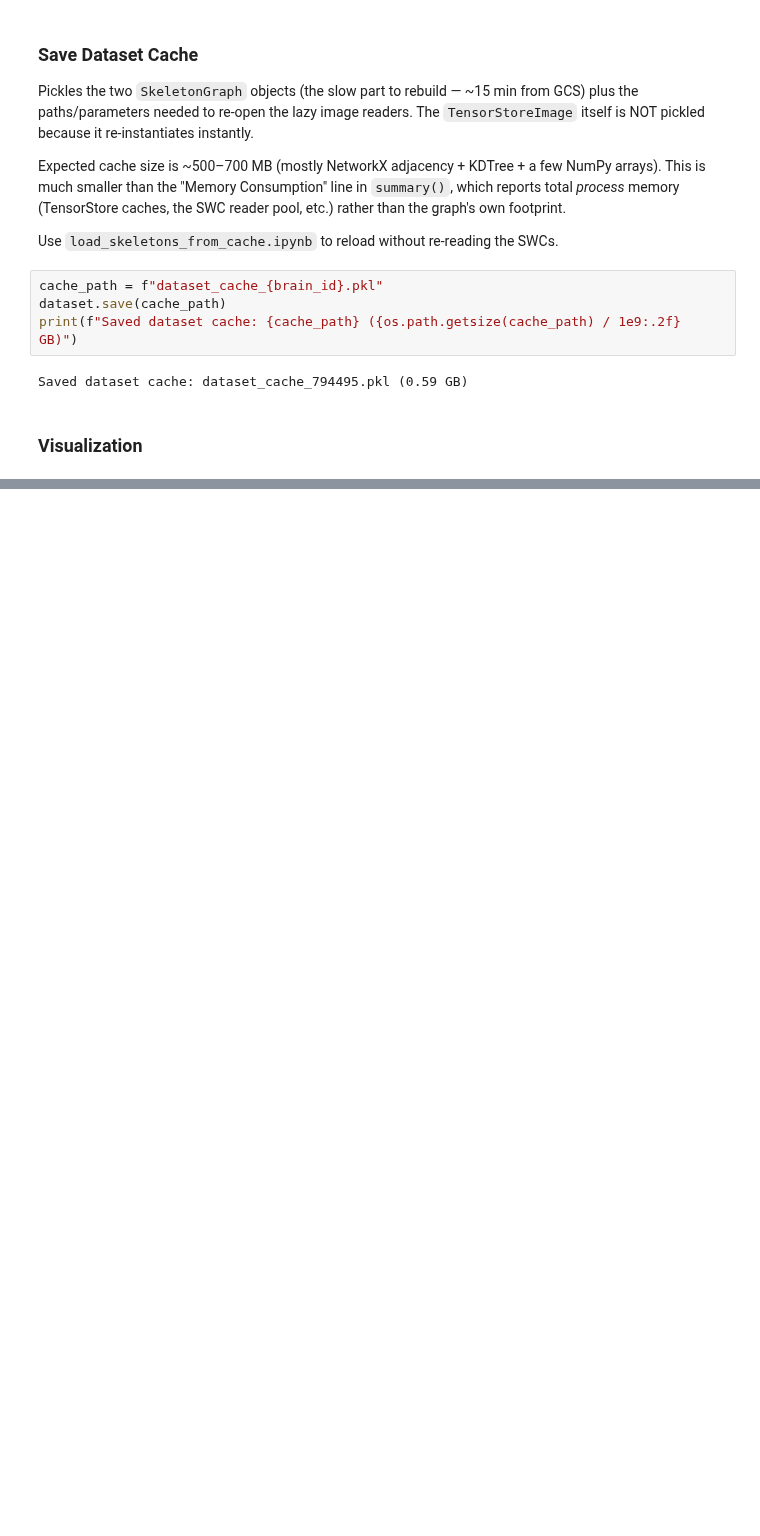
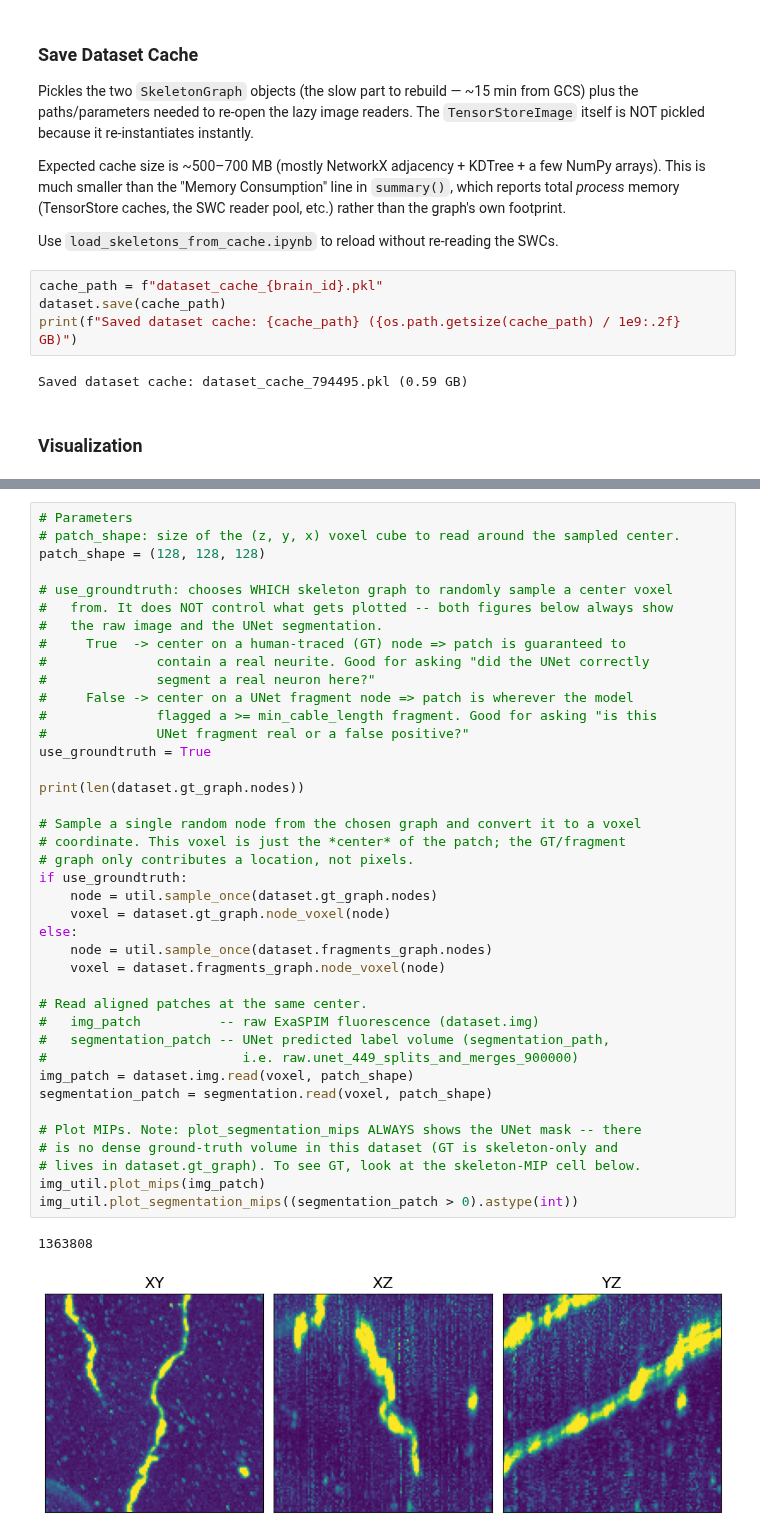
Before and after one commit to StevenZhang0116/exa-spim-agent, a Jupyter notebook: load_skeletons.ipynb, the cells around one changed output, grey strips where cells are left out. Saved outputs shown, nothing was run; the diff lists cells and outputs as text; blank space fills up the shorter version.

```diff
--- a/load_skeletons.ipynb
+++ b/load_skeletons.ipynb
@@ -98,0 +99,43 @@ I0523 20:48:53.570621 115008224 google_auth_provider.cc:165] Using ServiceAccoun
+# %%
+# Parameters
+# patch_shape: size of the (z, y, x) voxel cube to read around the sampled center.
+patch_shape = (128, 128, 128)
+
+# use_groundtruth: chooses WHICH skeleton graph to randomly sample a center voxel
+#   from. It does NOT control what gets plotted -- both figures below always show
+#   the raw image and the UNet segmentation.
+#     True  -> center on a human-traced (GT) node => patch is guaranteed to
+#              contain a real neurite. Good for asking "did the UNet correctly
+#              segment a real neuron here?"
+#     False -> center on a UNet fragment node => patch is wherever the model
+#              flagged a >= min_cable_length fragment. Good for asking "is this
+#              UNet fragment real or a false positive?"
+use_groundtruth = True
+
+print(len(dataset.gt_graph.nodes))
+
+# Sample a single random node from the chosen graph and convert it to a voxel
+# coordinate. This voxel is just the *center* of the patch; the GT/fragment
+# graph only contributes a location, not pixels.
+if use_groundtruth:
+    node = util.sample_once(dataset.gt_graph.nodes)
+    voxel = dataset.gt_graph.node_voxel(node)
+else:
+    node = util.sample_once(dataset.fragments_graph.nodes)
+    voxel = dataset.fragments_graph.node_voxel(node)
+
+# Read aligned patches at the same center.
+#   img_patch          -- raw ExaSPIM fluorescence (dataset.img)
+#   segmentation_patch -- UNet predicted label volume (segmentation_path,
+#                         i.e. raw.unet_449_splits_and_merges_900000)
+img_patch = dataset.img.read(voxel, patch_shape)
+segmentation_patch = segmentation.read(voxel, patch_shape)
+
+# Plot MIPs. Note: plot_segmentation_mips ALWAYS shows the UNet mask -- there
+# is no dense ground-truth volume in this dataset (GT is skeleton-only and
+# lives in dataset.gt_graph). To see GT, look at the skeleton-MIP cell below.
+img_util.plot_mips(img_patch)
+img_util.plot_segmentation_mips((segmentation_patch > 0).astype(int))
+# %% [output]
+1363808
+[figure, added]
```
Also changed, not shown: parts of 3 cells of this notebook, 2 other files.
